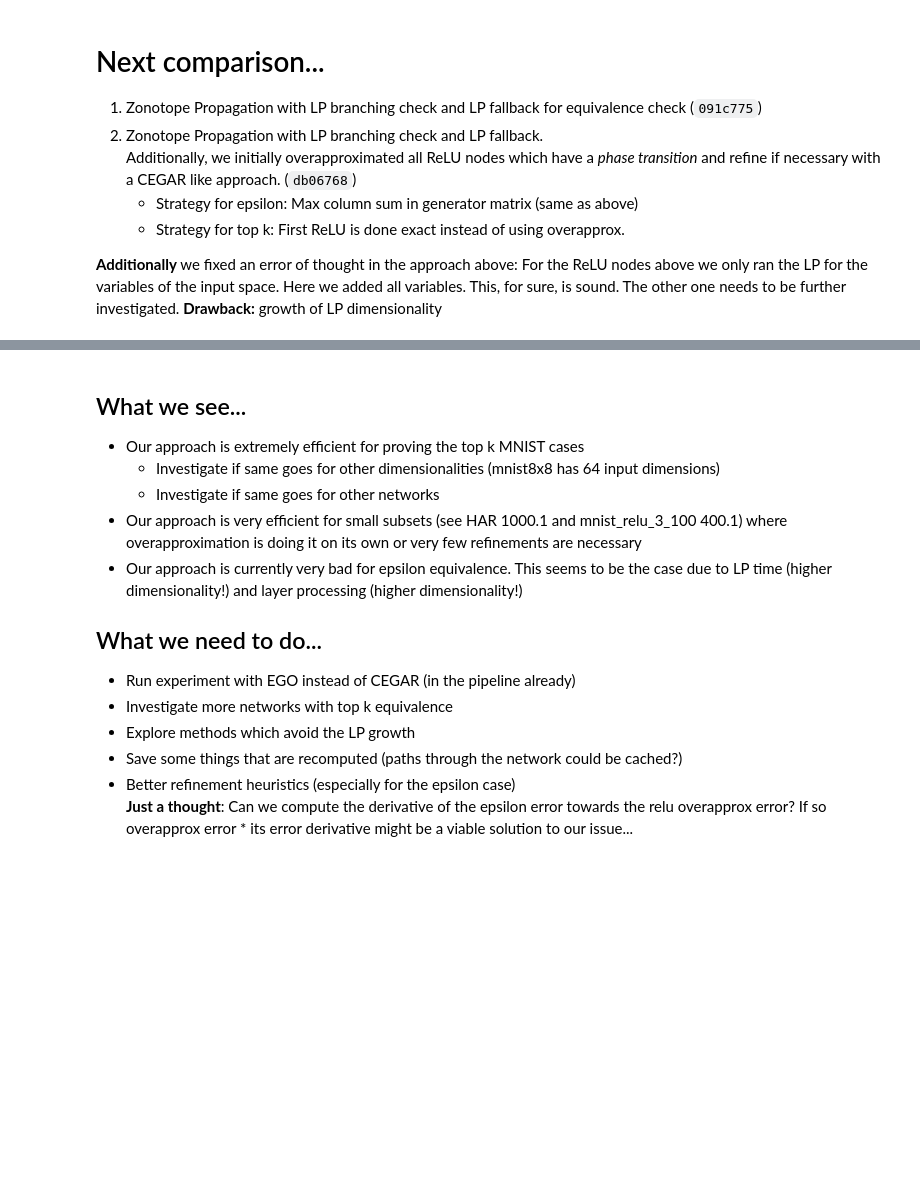
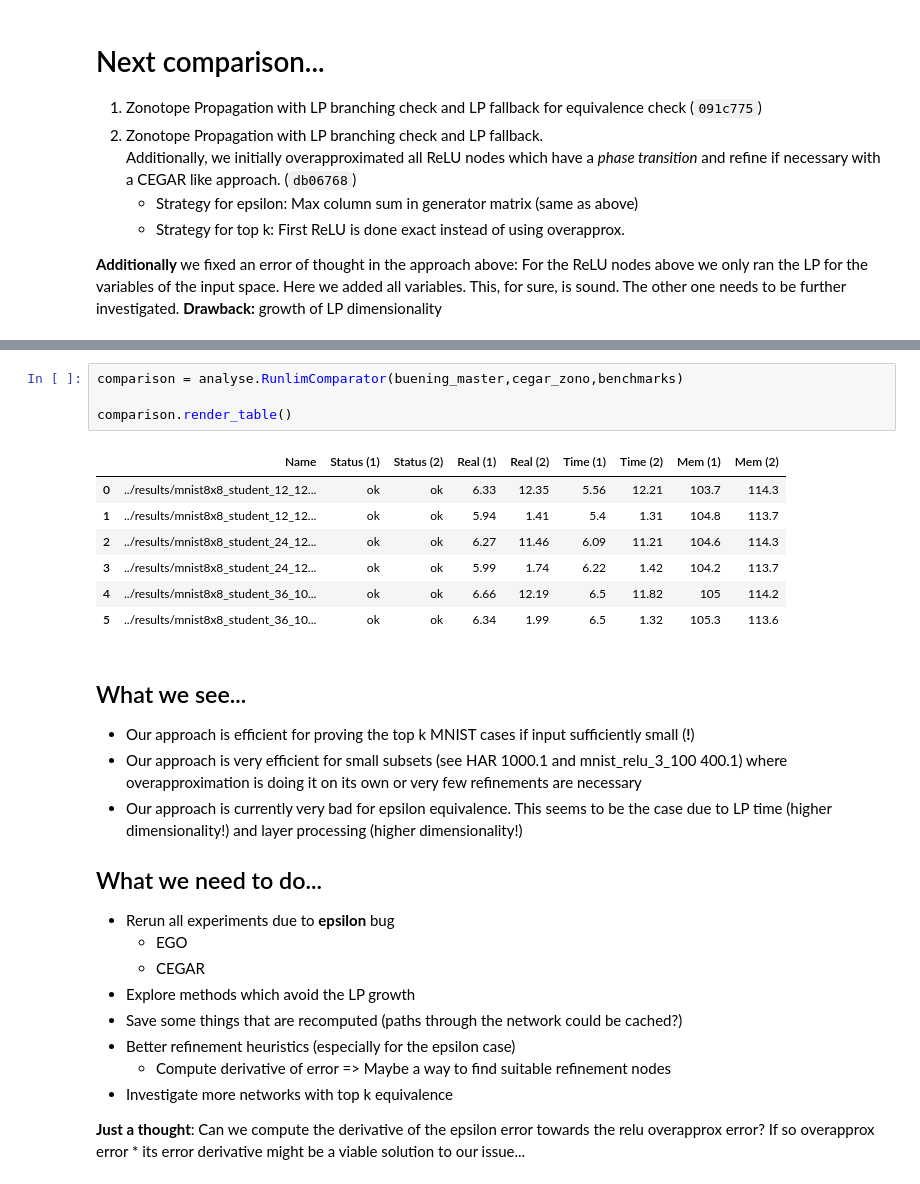
Before and after one commit to samysweb/nnequiv-experiments, a Jupyter notebook: analysis/Solved Instances.ipynb, the cells around one changed output, grey strips where cells are left out. Saved outputs shown, nothing was run; the diff lists cells and outputs as text; blank space fills up the shorter version.

```diff
--- a/analysis/Solved Instances.ipynb
+++ b/analysis/Solved Instances.ipynb
@@ -123,16 +231,30 @@ comparison.render_table()
+# %%
+comparison = analyse.RunlimComparator(buening_master,cegar_zono,benchmarks)
+
+comparison.render_table()
+# %% [output]
+|  | Name | Status (1) | Status (2) | Real (1) | Real (2) | Time (1) | Time (2) | Mem (1) | Mem (2) |
+| 0 | ../results/mnist8x8_student_12_12... | ok | ok | 6.33 | 12.35 | 5.56 | 12.21 | 103.7 | 114.3 |
+| 1 | ../results/mnist8x8_student_12_12... | ok | ok | 5.94 | 1.41 | 5.4 | 1.31 | 104.8 | 113.7 |
+| 2 | ../results/mnist8x8_student_24_12... | ok | ok | 6.27 | 11.46 | 6.09 | 11.21 | 104.6 | 114.3 |
+| 3 | ../results/mnist8x8_student_24_12... | ok | ok | 5.99 | 1.74 | 6.22 | 1.42 | 104.2 | 113.7 |
+| 4 | ../results/mnist8x8_student_36_10... | ok | ok | 6.66 | 12.19 | 6.5 | 11.82 | 105 | 114.2 |
+| 5 | ../results/mnist8x8_student_36_10... | ok | ok | 6.34 | 1.99 | 6.5 | 1.32 | 105.3 | 113.6 |
 # %% [markdown]
 ## What we see...
-- Our approach is extremely efficient for proving the top k MNIST cases
-    - Investigate if same goes for other dimensionalities (mnist8x8 has 64 input dimensions)
-    - Investigate if same goes for other networks
+- Our approach is efficient for proving the top k MNIST cases if input sufficiently small (**!**)
 - Our approach is very efficient for small subsets (see HAR 1000.1 and mnist_relu_3_100 400.1) where overapproximation is doing it on its own or very few refinements are necessary
 - Our approach is currently very bad for epsilon equivalence. This seems to be the case due to LP time (higher dimensionality!) and layer processing (higher dimensionality!)
 
 ## What we need to do...
-- Run experiment with EGO instead of CEGAR (in the pipeline already)
-- Investigate more networks with top k equivalence
+- Rerun all experiments due to **epsilon** bug
+    - EGO
+    - CEGAR
 - Explore methods which avoid the LP growth
 - Save some things that are recomputed (paths through the network could be cached?)
 - Better refinement heuristics (especially for the epsilon case)
+    - Compute derivative of error => Maybe a way to find suitable refinement nodes
+- Investigate more networks with top k equivalence
+
 **Just a thought**: Can we compute the derivative of the epsilon error towards the relu overapprox error?
 If so overapprox error * its error derivative might be a viable solution to our issue...
```
Also changed, not shown: parts of 13 cells of this notebook.
